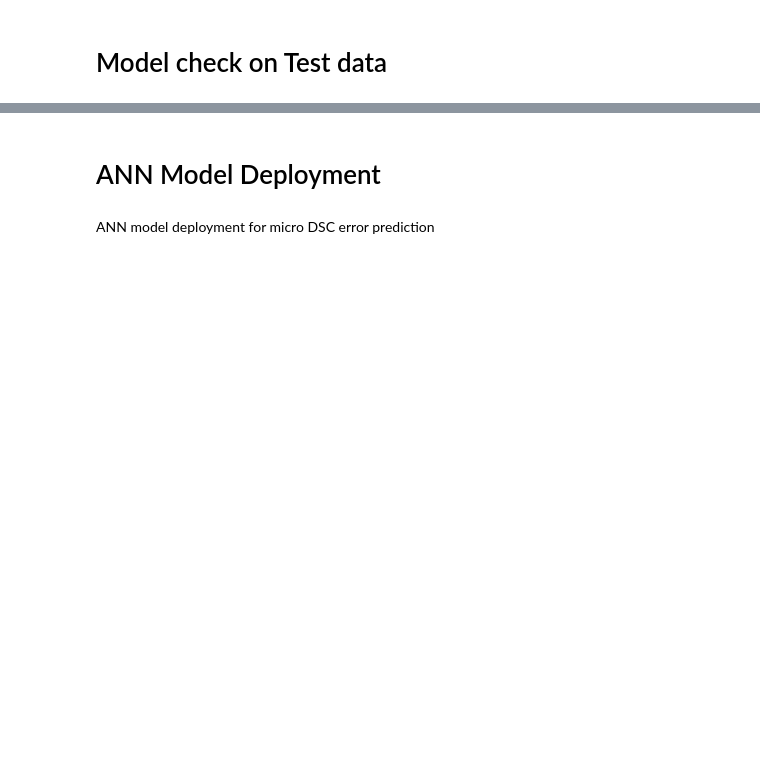
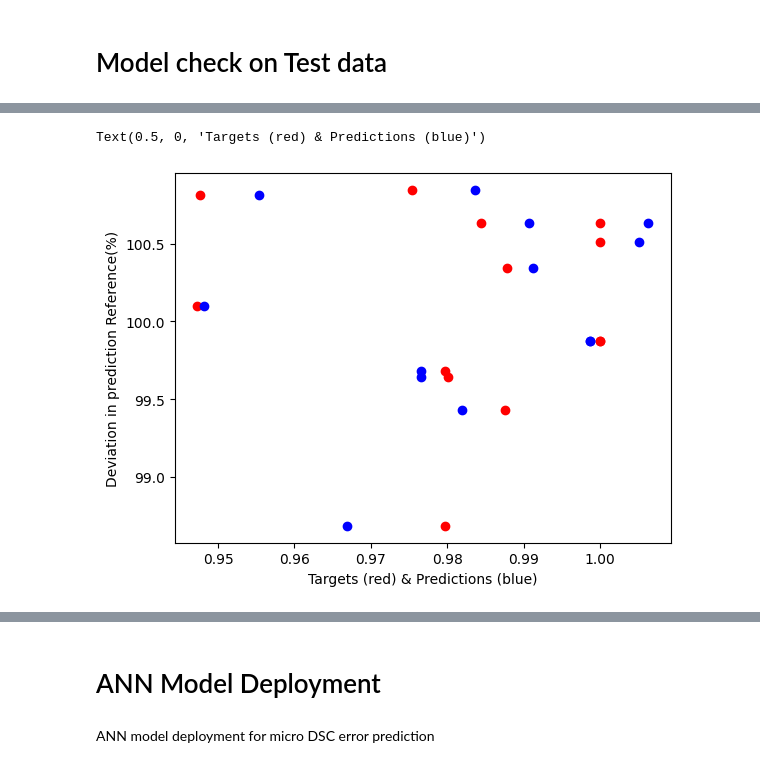
Before and after one commit to nirmalparmarphd/microDSC_error_prediction_ANN, a Jupyter notebook: ann_dsc_error_prediction.ipynb, the cells around one changed output, grey strips where cells are left out. Cells and saved outputs as stored; diff of their text form; code cells hidden in the pictures; blank space fills up the shorter version.

```diff
--- a/ann_dsc_error_prediction.ipynb
+++ b/ann_dsc_error_prediction.ipynb
@@ -140,3 +148,11 @@ result
+# %%
+plt.scatter(result['Target-R(%)'], result['Pred-Accu-R(%)'], color='r')
+plt.scatter(result['Prediction-R(%)'], result['Pred-Accu-R(%)'], color='b')
+plt.ylabel('Deviation in prediction Reference(%)')
+plt.xlabel('Targets (red) & Predictions (blue)')
+# %% [output]
+Text(0.5, 0, 'Targets (red) & Predictions (blue)')
+[figure, added]
 # %%
 # estimation of R2 score
 from sklearn.metrics import r2_score
```
Also changed, not shown: parts of 11 cells of this notebook, 6 other files.
